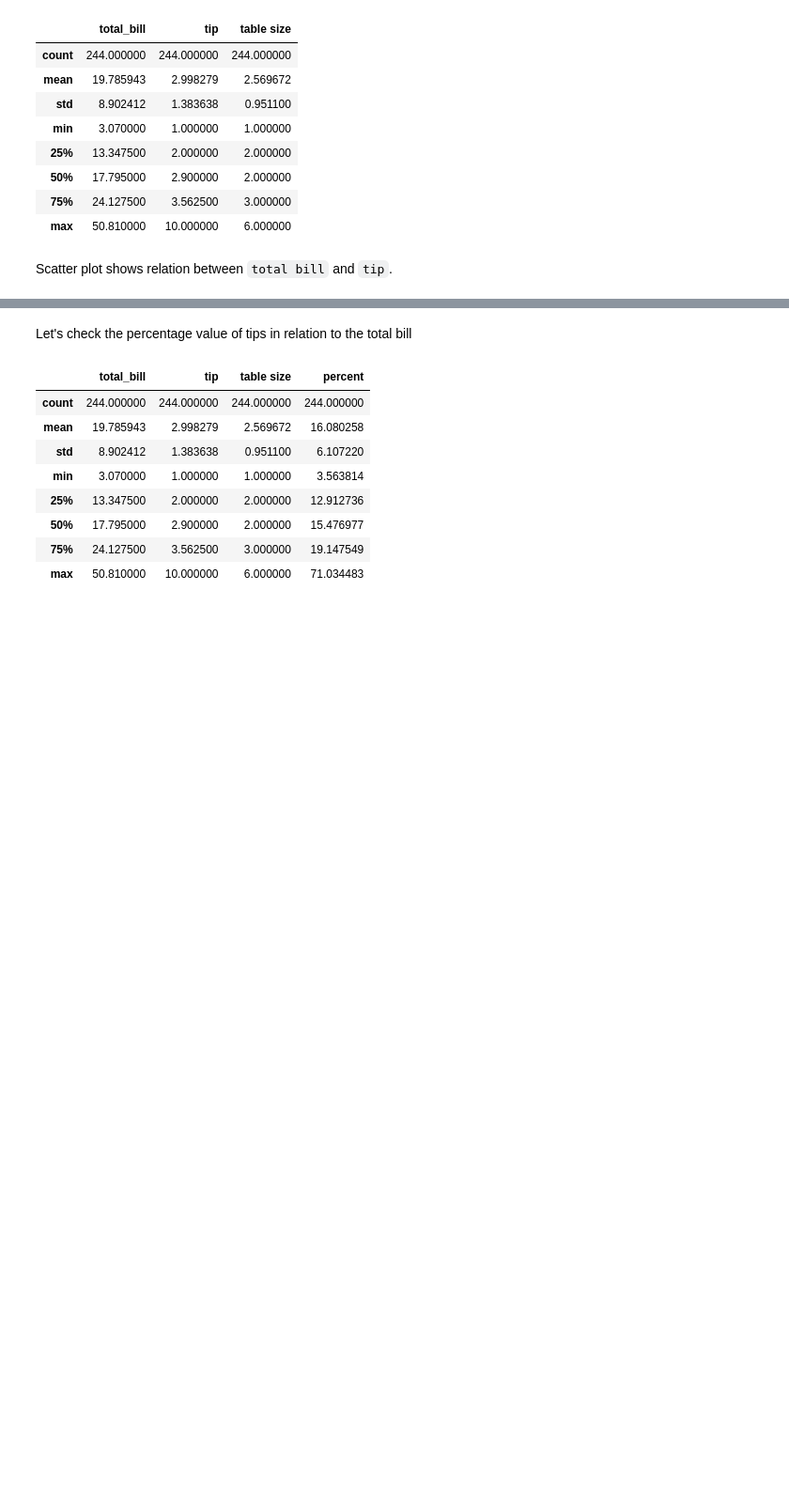
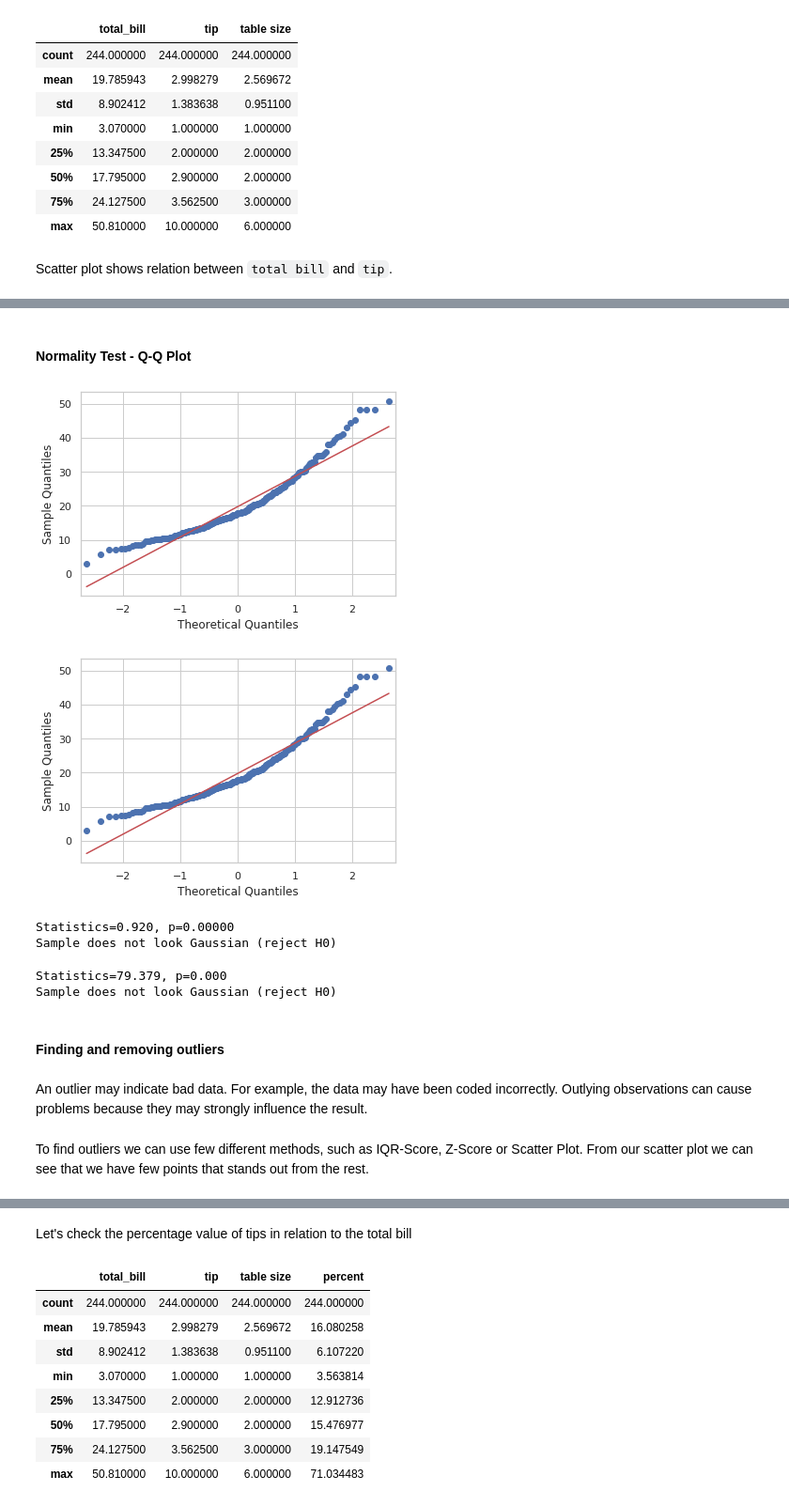
Before and after one commit to Slawak1/GMIT-FDA_Assesment_2019, a Jupyter notebook: gmit_fda_assesment_2019.ipynb, the cells around one changed output, grey strips where cells are left out. Shown at 94% size. Cells and saved outputs as stored; diff of their text form; code cells hidden in the pictures; blank space fills up the shorter version.

Commit message:
Normality Test added

```diff
--- a/gmit_fda_assesment_2019.ipynb
+++ b/gmit_fda_assesment_2019.ipynb
@@ -178,0 +179,44 @@ sns.distplot(df['tip'], hist=True, color="r", kde_kws={"shade": True}, ax = axes
+# %% [markdown]
+#### Normality Test - Q-Q Plot
+# %%
+from statsmodels.graphics.gofplots import qqplot
+
+qqplot(df['total_bill'], line='s')
+
+#qqplot(df['tip'], line='s')
+# %% [output]
+[figure, added]
+[figure, added]
+# %%
+from scipy.stats import normaltest
+from scipy.stats import shapiro
+
+stat, p = shapiro(df['total_bill'])
+print('Statistics=%.3f, p=%.5f' % (stat, p))
+# interpret
+alpha = 0.05
+if p > alpha:
+	print('Sample looks Gaussian (fail to reject H0)')
+else:
+	print('Sample does not look Gaussian (reject H0)')
+# %% [output]
+Statistics=0.920, p=0.00000
+Sample does not look Gaussian (reject H0)
+# %%
+stat, p = normaltest(df['tip'])
+print('Statistics=%.3f, p=%.3f' % (stat, p))
+# interpret
+alpha = 0.05
+if p > alpha:
+	print('Sample looks Gaussian (fail to reject H0)')
+else:
+	print('Sample does not look Gaussian (reject H0)')
+# %% [output]
+Statistics=79.379, p=0.000
+Sample does not look Gaussian (reject H0)
+# %% [markdown]
+#### Finding  and removing outliers
+# %% [markdown]
+An outlier may indicate bad data. For example, the data may have been coded incorrectly. Outlying observations can cause problems because they may strongly influence the result.
+# %% [markdown]
+To find outliers we can use few different methods, such as IQR-Score, Z-Score or Scatter Plot. From our scatter plot we can see that we have few points that stands out from the rest.
```
Also changed, not shown: parts of 14 cells of this notebook.
